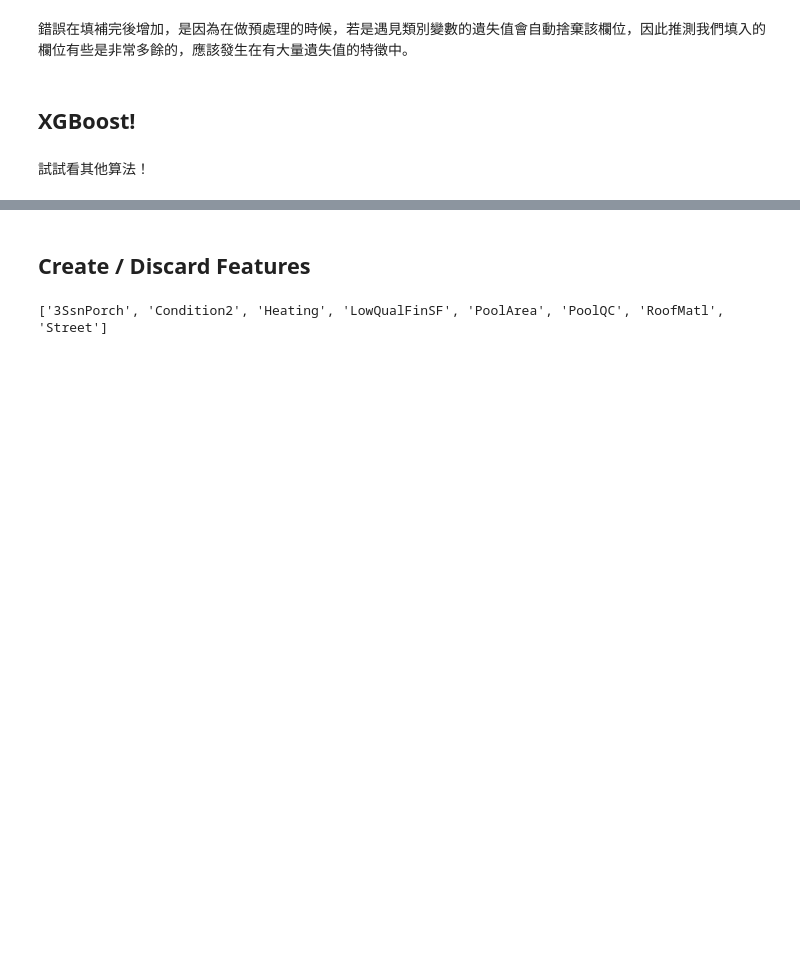
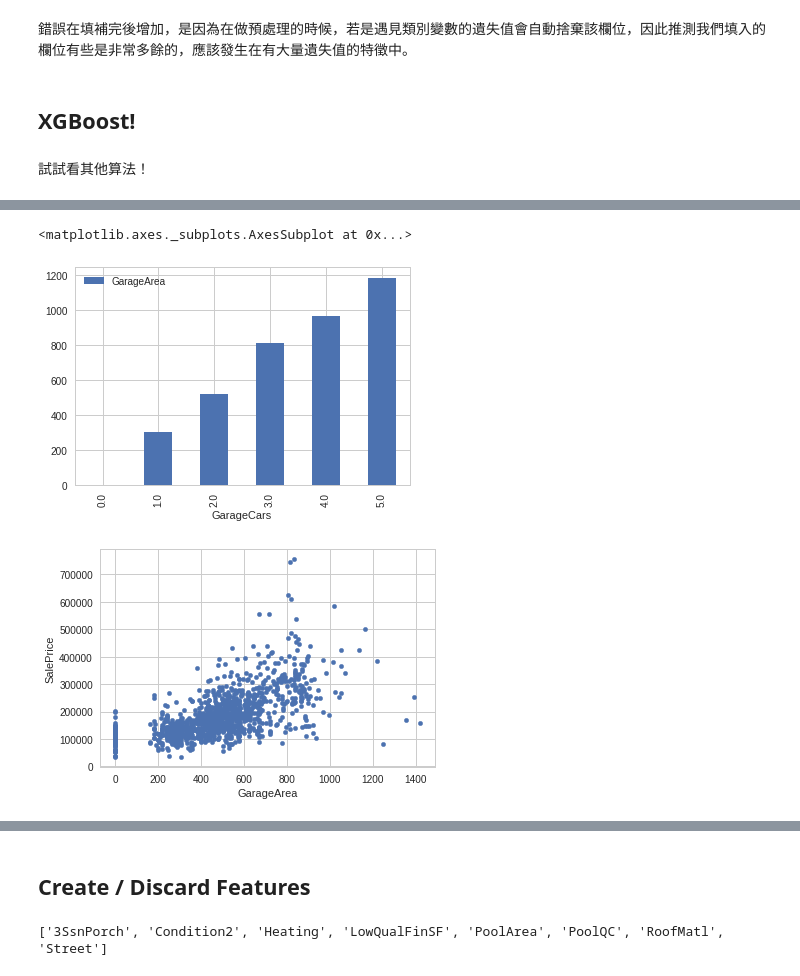
Before and after one commit to yhc1/House_Price, a Jupyter notebook: House_Price_Prediction.ipynb, the cells around one changed output, grey strips where cells are left out. Drawn from its saved outputs; the diff is of its cells as text; code cells hidden in the pictures; blank space fills up the shorter version.

```diff
--- a/House_Price_Prediction.ipynb
+++ b/House_Price_Prediction.ipynb
@@ -222,0 +254,10 @@ RMSE: 25204.7647456
+# %%
+# Garage
+df[['GarageArea', 'GarageCars']].groupby('GarageCars').mean().plot(kind='bar')
+
+data = pd.concat([df_m['SalePrice'], df_m['GarageArea']], axis=1)
+data.plot.scatter(x='GarageArea', y='SalePrice')
+# %% [output]
+<matplotlib.axes._subplots.AxesSubplot at 0x...>
+[figure, added]
+[figure, added]
```
Also changed, not shown: parts of 34 cells of this notebook.
